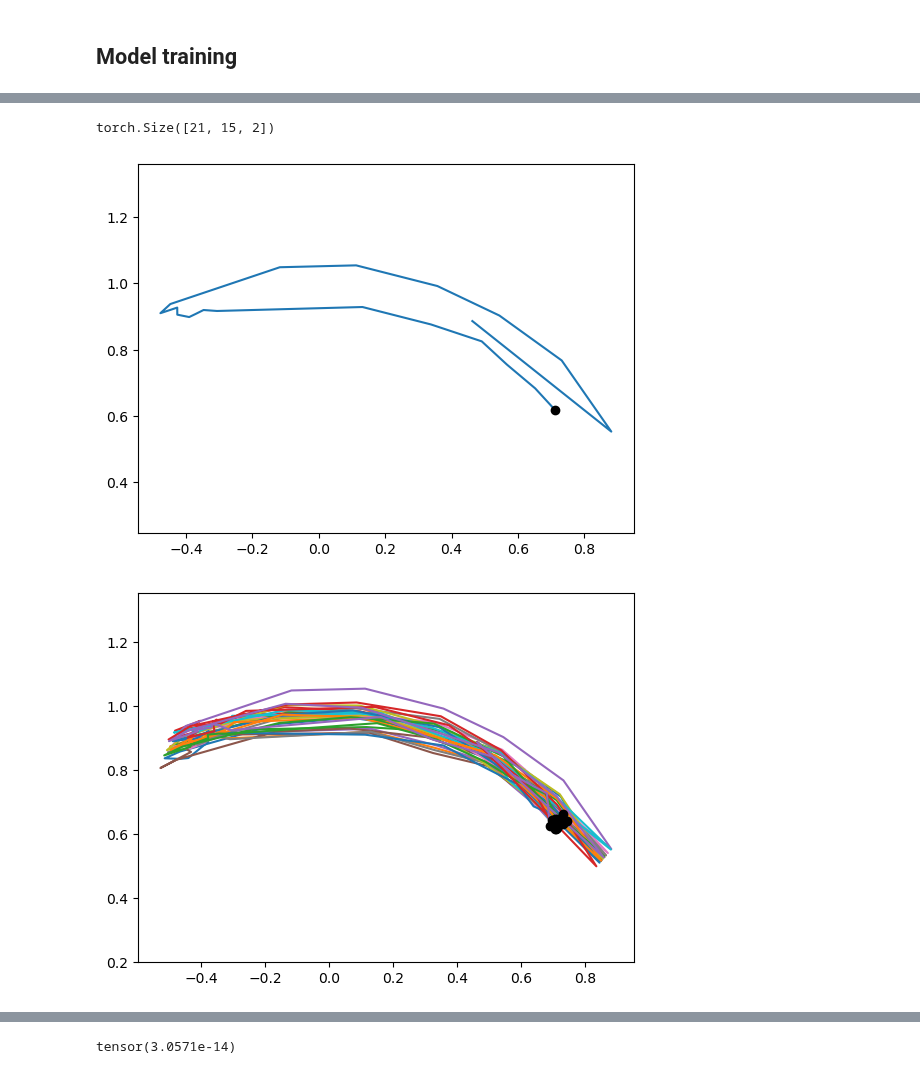
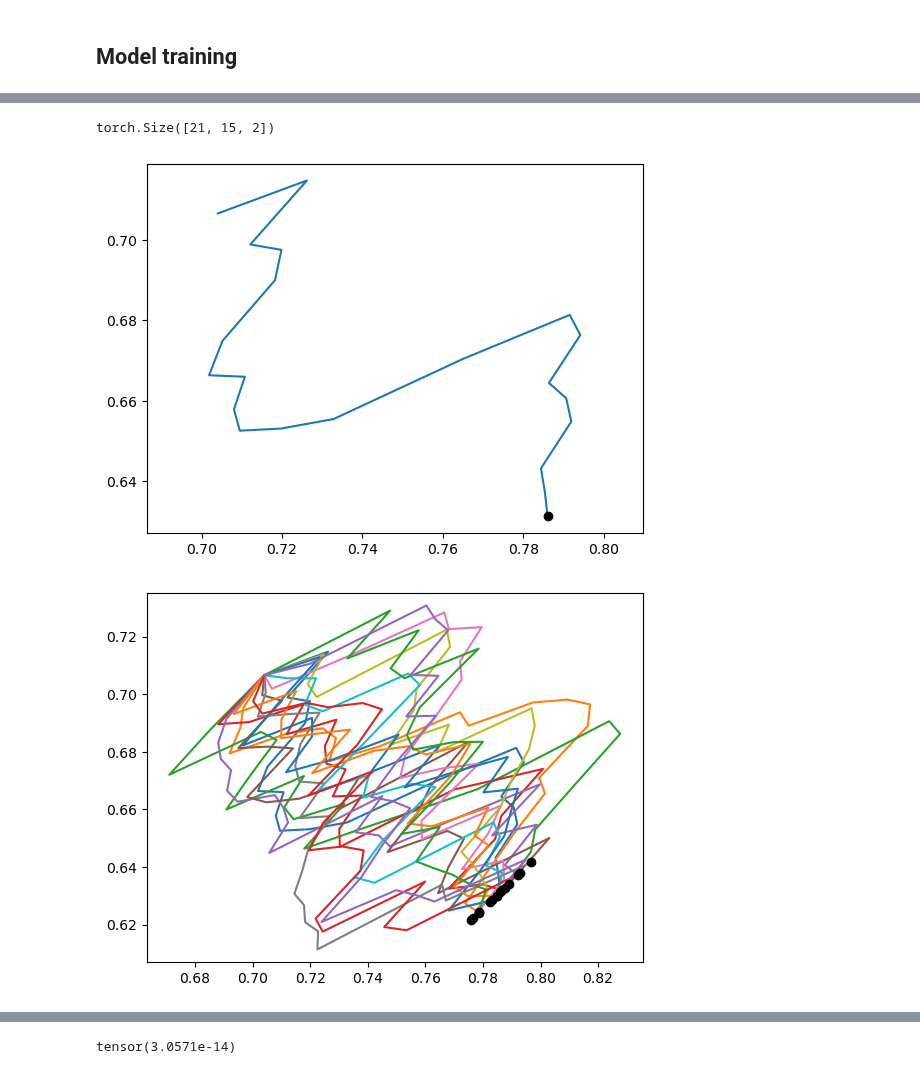
Before and after one commit to bioAI-Oslo/RNN-Adding-Problem-Representations, a Jupyter notebook: notebooks/regularized.ipynb, the cells around one changed output, grey strips where cells are left out. Saved outputs shown, nothing was run; the diff lists cells and outputs as text; code cells hidden in the pictures.

Commit message:
Trainable model with new angle diff idea.

```diff
--- a/notebooks/regularized.ipynb
+++ b/notebooks/regularized.ipynb
@@ -79,9 +79,9 @@ if train1:
     # model2 = torch_RNN1(input_size,t_steps,output_size,hidden_size,lr=0.01,irnn=True,outputnn=False,Wx_normalize=True)
     # model1 = torch_RNN_full_manual(input_size,t_steps,output_size,hidden_size,lr=0.001,irnn=False,outputnn=True,Wx_normalize=False,activation=False)
     # model1 = RNN_L2(input_size,t_steps,output_size,hidden_size,lr=0.001,w_decay=0.000,act_decay=1000,irnn=False,outputnn=True,Wx_normalize=False,activation=False)
-    model1 = RNN_circular_ND(input_size,t_steps,output_size,hidden_size,lr=0.001,w_decay=0.000,act_decay=0.01,irnn=False,outputnn=False,Wx_normalize=False,activation=False,rotation_init=False,bias=False)
+    model1 = RNN_circular_ND(input_size,t_steps,output_size,hidden_size,lr=0.0001,w_decay=0.000,act_decay=0.01,irnn=True,outputnn=False,Wx_normalize=False,activation=False,rotation_init=False,bias=False)
     # print("Guess on the first 15 training data: ", model1(data[0:15]))
-    _ = model1.train(epochs=1400)
+    _ = model1.train(epochs=500)
     model1.plot_losses(average=30)
     # model1.plot_accs()
     print("Guess on the first 15 training data: ", model1(data[0:15]))
@@ -121,20 +121,20 @@ plt.show()
 # %%
-n = 4
+n = 0
 print(model1.hts.shape)
 model1.hts[:,n,:].shape
 hts_cric = model1.hts.detach().numpy()
 plt.plot(hts_cric[:,n,0],hts_cric[:,n,1],"-")
 plt.plot(hts_cric[-1,n,0],hts_cric[-1,n,1],"o",color="black")
 plt.axis("equal")
 plt.show()
 plt.plot(hts_cric[:,:,0],hts_cric[:,:,1],"-")
 plt.plot(hts_cric[-1,:,0],hts_cric[-1,:,1],"o",color="black")
 plt.axis("equal")
 plt.show()
 # %% [output]
 torch.Size([21, 15, 2])
-[figure, old version]
+[figure, new version]
-[figure, old version]
+[figure, new version]
 # %%
 print(model1(data[10:11]))
 print(data[10:11])
```
Also changed, not shown: parts of 12 cells of this notebook, 2 other files.
